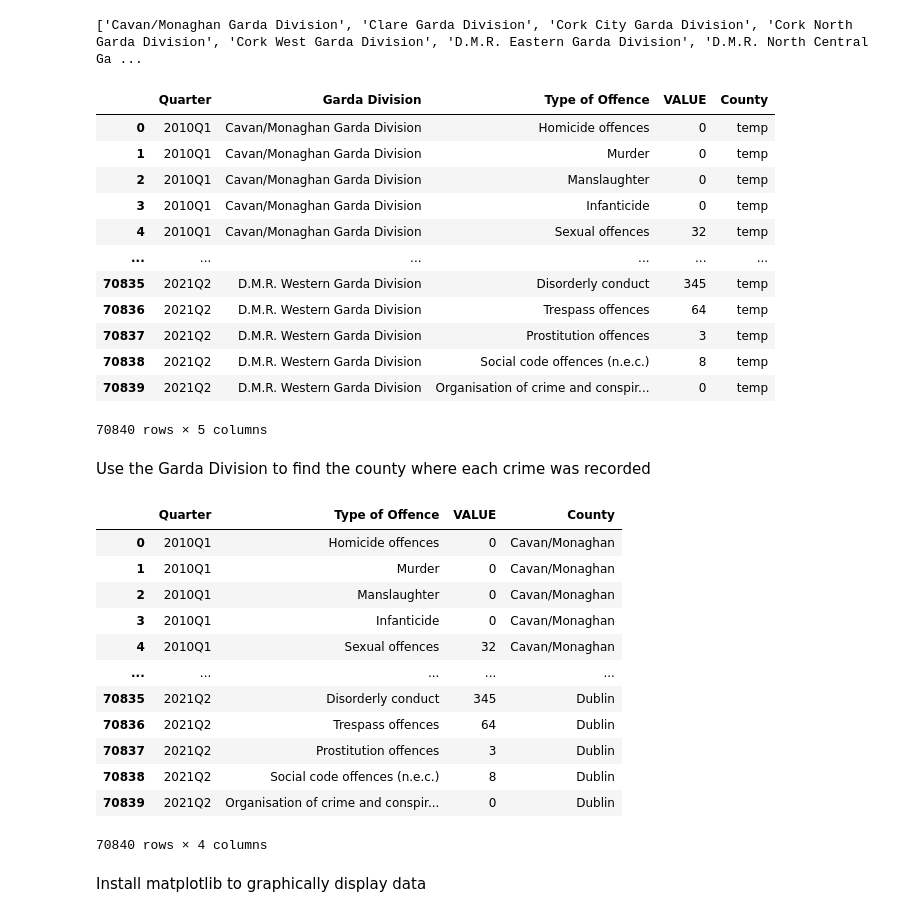
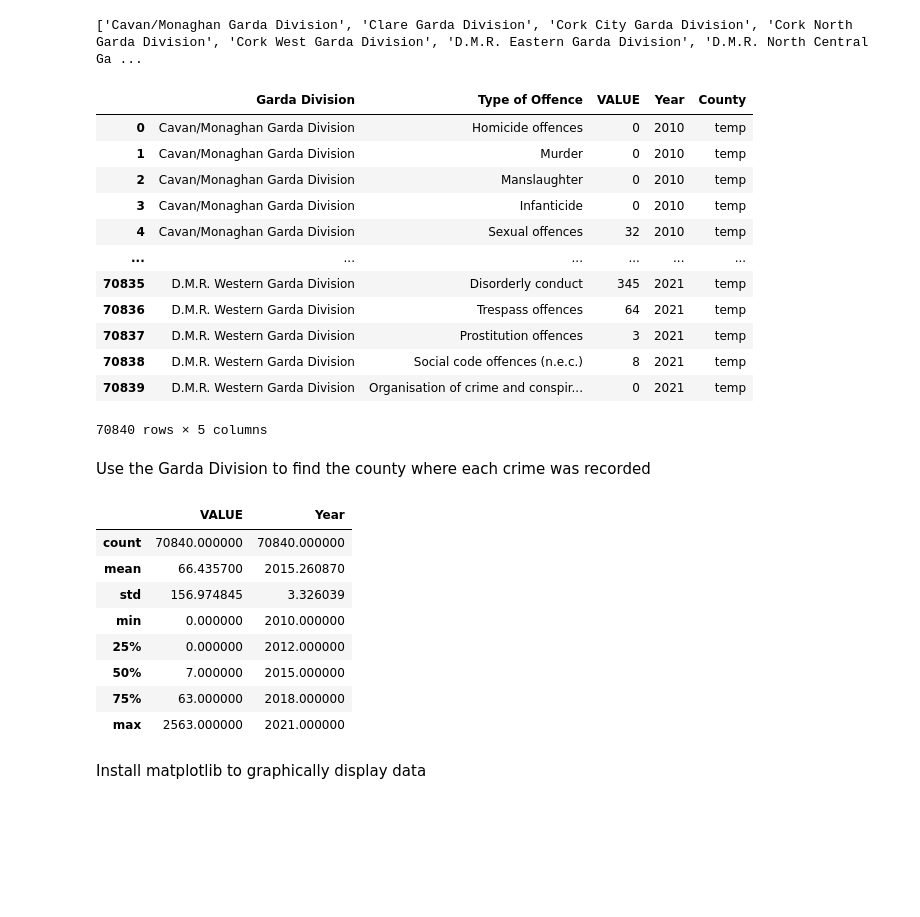
Before and after one commit to AdamL-DSG42/MachineLearningPortfolio, a Jupyter notebook: CrimeAffectOnPropertyPrice.ipynb, the cells around one changed output. Drawn from its saved outputs; the diff is of its cells as text; code cells hidden in the pictures; blank space fills up the shorter version.

```diff
--- a/CrimeAffectOnPropertyPrice.ipynb
+++ b/CrimeAffectOnPropertyPrice.ipynb
@@ -304,7 +326,7 @@ See the caveats in the documentation: https://pandas.pydata.org/pandas-docs/stab
 df_crime_altered = df_crime_altered[df_crime_altered['Year'] >= 2010]
 df_crime_altered = df_crime_altered[df_crime_altered['Year'] <= 2021]
 # %%
-df_crime_altered.drop(columns=["Year"],inplace=True)
+df_crime_altered.drop(columns=["Quarter"],inplace=True)
 # %% [markdown]
 Reset the index of the dataset to match the newly removed rows, drop resets the index to the default integer index and inplace ensures it modifies the dataframe instead of creating a completely new one
 # %%
@@ -358,18 +359,18 @@ df_crime_altered['County'] = "temp"
 # %%
 df_crime_altered
 # %% [output]
-|  | Quarter | Garda Division | Type of Offence | VALUE | County |
-| 0 | 2010Q1 | Cavan/Monaghan Garda Division | Homicide offences | 0 | temp |
-| 1 | 2010Q1 | Cavan/Monaghan Garda Division | Murder | 0 | temp |
-| 2 | 2010Q1 | Cavan/Monaghan Garda Division | Manslaughter | 0 | temp |
-| 3 | 2010Q1 | Cavan/Monaghan Garda Division | Infanticide | 0 | temp |
-| 4 | 2010Q1 | Cavan/Monaghan Garda Division | Sexual offences | 32 | temp |
+|  | Garda Division | Type of Offence | VALUE | Year | County |
+| 0 | Cavan/Monaghan Garda Division | Homicide offences | 0 | 2010 | temp |
+| 1 | Cavan/Monaghan Garda Division | Murder | 0 | 2010 | temp |
+| 2 | Cavan/Monaghan Garda Division | Manslaughter | 0 | 2010 | temp |
+| 3 | Cavan/Monaghan Garda Division | Infanticide | 0 | 2010 | temp |
+| 4 | Cavan/Monaghan Garda Division | Sexual offences | 32 | 2010 | temp |
 | ... | ... | ... | ... | ... | ... |
-| 70835 | 2021Q2 | D.M.R. Western Garda Division | Disorderly conduct | 345 | temp |
-| 70836 | 2021Q2 | D.M.R. Western Garda Division | Trespass offences | 64 | temp |
-| 70837 | 2021Q2 | D.M.R. Western Garda Division | Prostitution offences | 3 | temp |
-| 70838 | 2021Q2 | D.M.R. Western Garda Division | Social code offences (n.e.c.) | 8 | temp |
-| 70839 | 2021Q2 | D.M.R. Western Garda Division | Organisation of crime and conspir... | 0 | temp |
+| 70835 | D.M.R. Western Garda Division | Disorderly conduct | 345 | 2021 | temp |
+| 70836 | D.M.R. Western Garda Division | Trespass offences | 64 | 2021 | temp |
+| 70837 | D.M.R. Western Garda Division | Prostitution offences | 3 | 2021 | temp |
+| 70838 | D.M.R. Western Garda Division | Social code offences (n.e.c.) | 8 | 2021 | temp |
+| 70839 | D.M.R. Western Garda Division | Organisation of crime and conspir... | 0 | 2021 | temp |
 70840 rows × 5 columns
 # %% [markdown]
 Use the Garda Division to find the county where each crime was recorded
@@ -398,21 +399,17 @@ df_crime_altered.loc[df_crime_altered['Garda Division'] == "Wicklow Garda Divisi
 # %%
 df_crime_altered.drop(columns=["Garda Division"],inplace=True)
 # %%
-df_crime_altered
+df_crime_altered.describe()
 # %% [output]
-|  | Quarter | Type of Offence | VALUE | County |
-| 0 | 2010Q1 | Homicide offences | 0 | Cavan/Monaghan |
-| 1 | 2010Q1 | Murder | 0 | Cavan/Monaghan |
-| 2 | 2010Q1 | Manslaughter | 0 | Cavan/Monaghan |
-| 3 | 2010Q1 | Infanticide | 0 | Cavan/Monaghan |
-| 4 | 2010Q1 | Sexual offences | 32 | Cavan/Monaghan |
-| ... | ... | ... | ... | ... |
-| 70835 | 2021Q2 | Disorderly conduct | 345 | Dublin |
-| 70836 | 2021Q2 | Trespass offences | 64 | Dublin |
-| 70837 | 2021Q2 | Prostitution offences | 3 | Dublin |
-| 70838 | 2021Q2 | Social code offences (n.e.c.) | 8 | Dublin |
-| 70839 | 2021Q2 | Organisation of crime and conspir... | 0 | Dublin |
+|  | VALUE | Year |
+| count | 70840.000000 | 70840.000000 |
+| mean | 66.435700 | 2015.260870 |
+| std | 156.974845 | 3.326039 |
+| min | 0.000000 | 2010.000000 |
+| 25% | 0.000000 | 2012.000000 |
+| 50% | 7.000000 | 2015.000000 |
+| 75% | 63.000000 | 2018.000000 |
+| max | 2563.000000 | 2021.000000 |
-70840 rows × 4 columns
 # %% [markdown]
 Install matplotlib to graphically display data
 # %%
```
Also changed, not shown: parts of 12 cells of this notebook.
